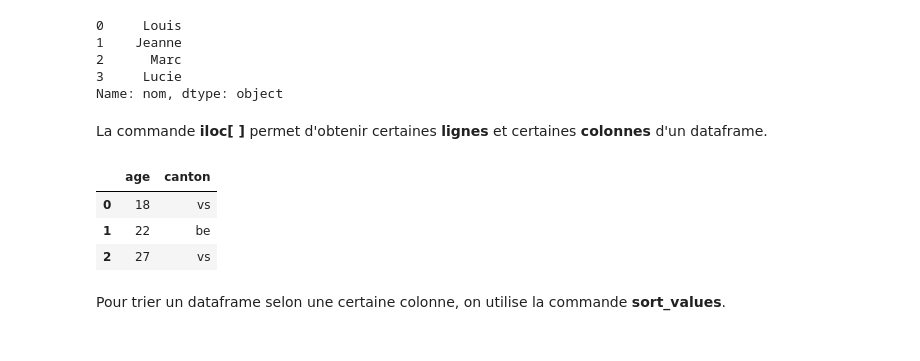
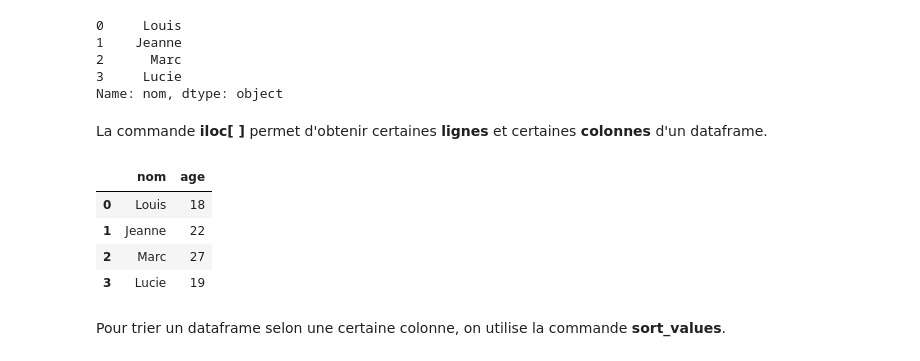
Before and after one commit to Flamanjaune/Tutoriel-Python, a Jupyter notebook: tutoriel_python_4.ipynb, the cells around one changed output. Drawn from its saved outputs; the diff is of its cells as text; code cells hidden in the pictures.

```diff
--- a/tutoriel_python_4.ipynb
+++ b/tutoriel_python_4.ipynb
@@ -146,12 +149,13 @@ Name: nom, dtype: object
 # %% [markdown]
 La commande **iloc[ ]** permet d'obtenir certaines **lignes** et certaines **colonnes** d'un dataframe.
 # %%
-df.iloc[0:3,1:3]
+df.iloc[0:4,0:2]
 # %% [output]
-|  | age | canton |
-| 0 | 18 | vs |
-| 1 | 22 | be |
-| 2 | 27 | vs |
+|  | nom | age |
+| 0 | Louis | 18 |
+| 1 | Jeanne | 22 |
+| 2 | Marc | 27 |
+| 3 | Lucie | 19 |
 # %% [markdown]
 Pour trier un dataframe selon une certaine colonne, on utilise la commande **sort_values**.
 # %%
```
Also changed, not shown: parts of 7 cells of this notebook, 1 other file.
